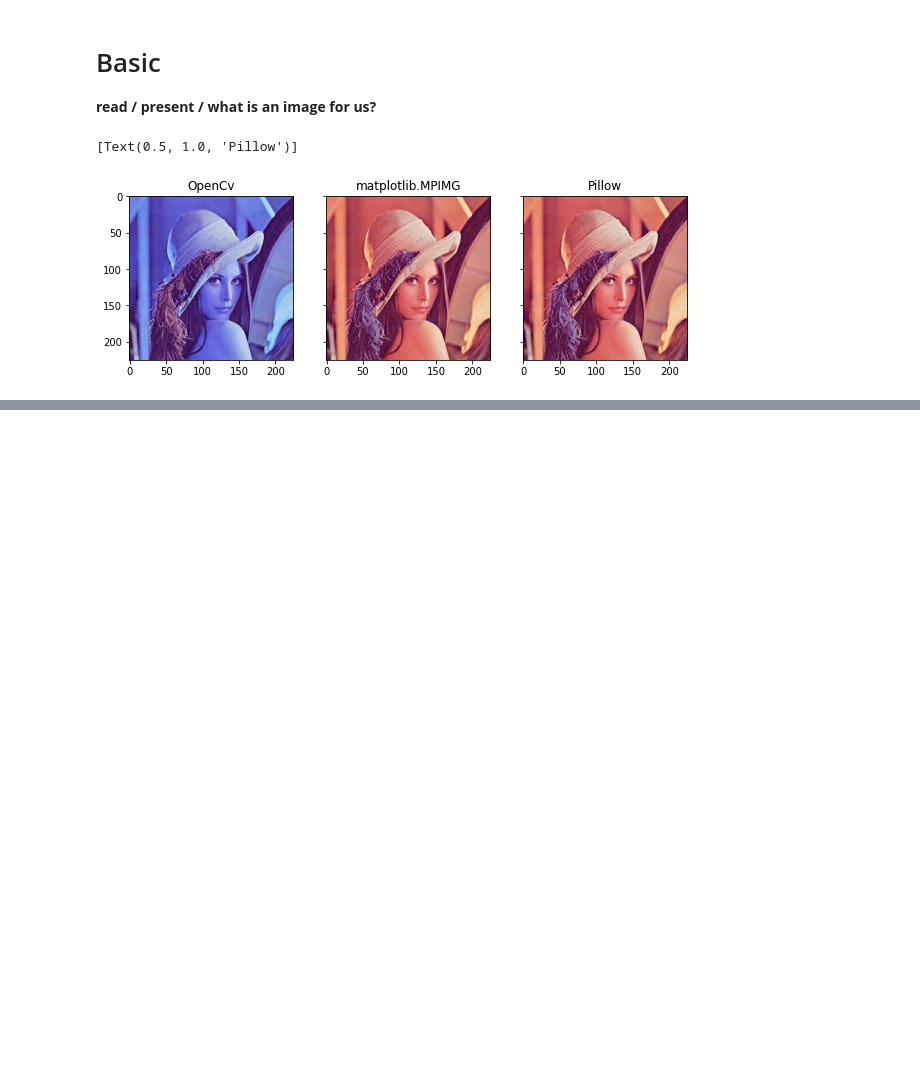
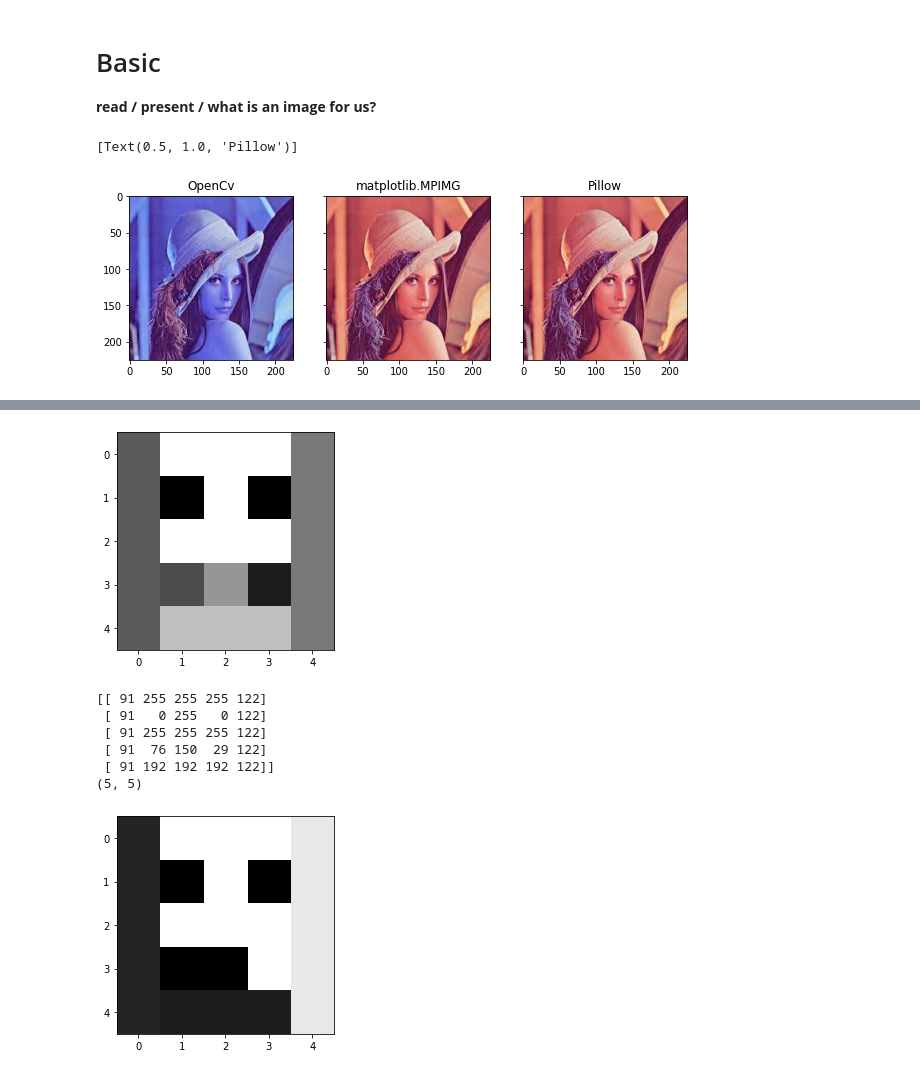
Before and after one commit to hsargoli/MyWorks, a Jupyter notebook: imagePRocessing_from_zero.ipynb, the cells around one changed output, grey strips where cells are left out. Cells and saved outputs as stored; diff of their text form; code cells hidden in the pictures; blank space fills up the shorter version.

```diff
--- a/imagePRocessing_from_zero.ipynb
+++ b/imagePRocessing_from_zero.ipynb
@@ -164,0 +99,28 @@ for i, ax in enumerate(axes.flat):
+# %%
+# ..................
+# GRAY IMAGES ......
+# ..................
+# OPENcv
+# Convert image into one matrix. Once done, images become easier to work with
+vsi = cv2.imread('verySimpleImage.png')
+
+gray = cv2.cvtColor(vsi, cv2.COLOR_BGR2GRAY)  # cv2. cvtColor() method is used to convert an image from one color space to another.
+# a color space is a range of colors on a spectrum that can be interpreted and displayed on a visual plane.
+# popular color space : RGB / CMY’K / Y’UV / HSV
+plt.imshow(gray, cmap ='gray');plt.show()
+
+print(gray,gray.shape, sep = '\n')
+
+
+# or make it by hand
+vsi_g = np.array(vsi[:,:,0]) # but it is creepy
+plt.imshow(vsi_g, cmap ='gray');plt.show()
+# %% [output]
+[figure, added]
+[[ 91 255 255 255 122]
+ [ 91   0 255   0 122]
+ [ 91 255 255 255 122]
+ [ 91  76 150  29 122]
+ [ 91 192 192 192 122]]
+(5, 5)
+[figure, added]
```
Also changed, not shown: parts of 16 cells of this notebook.
